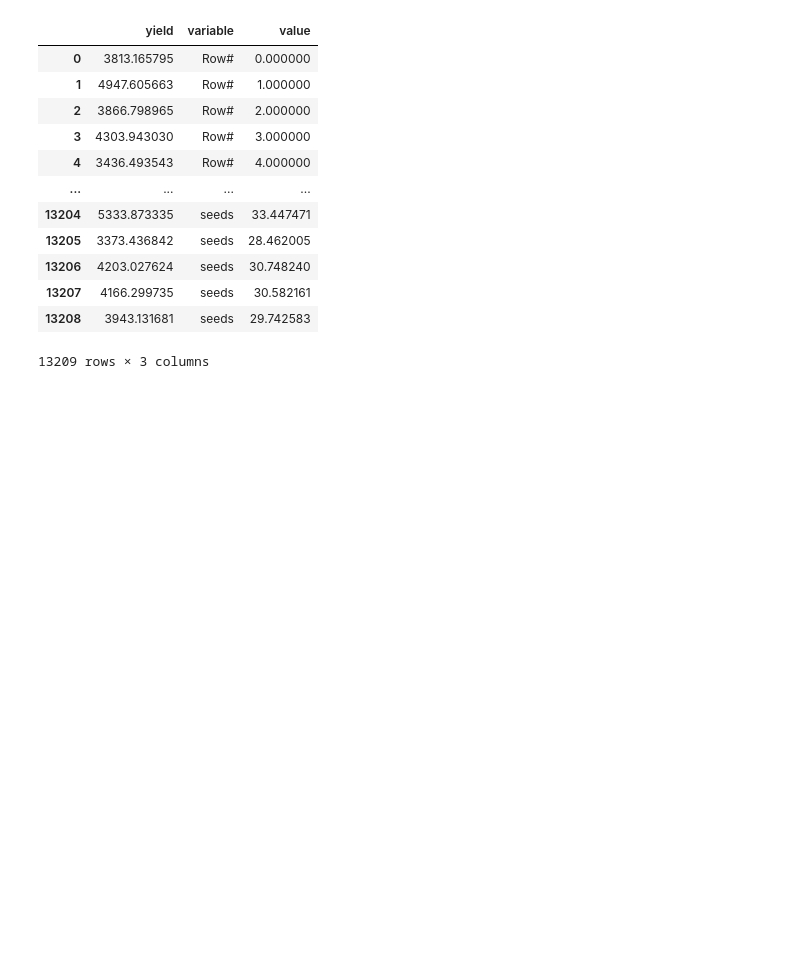
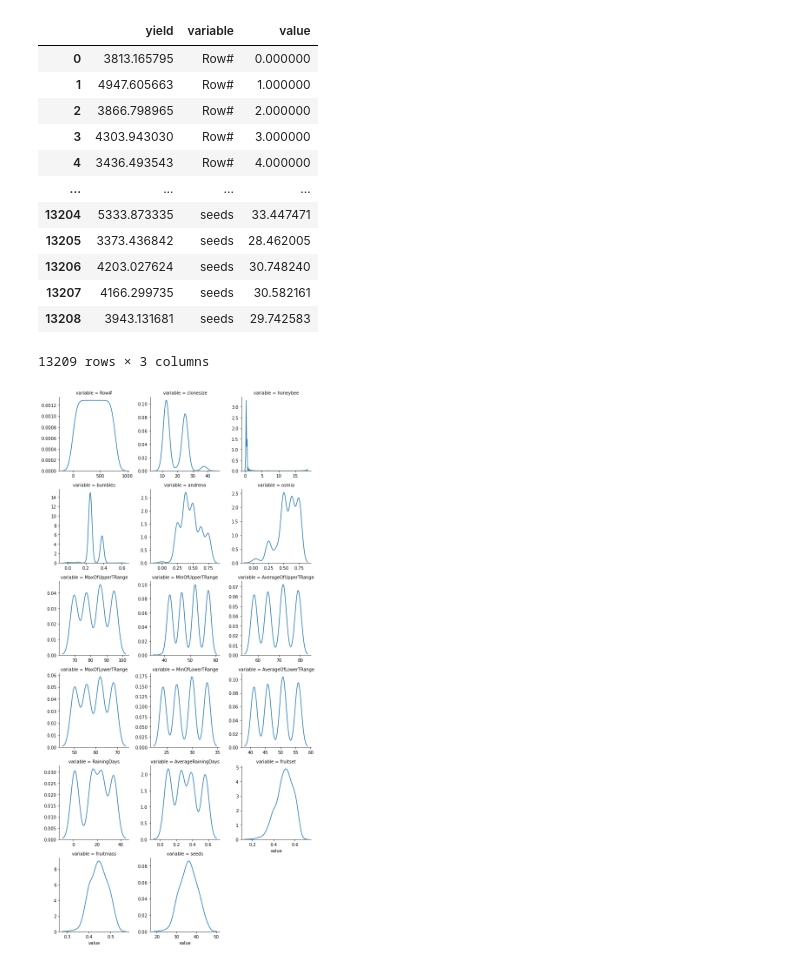
Before and after one commit to vedanthv/wild-blueberry-pollination-simulation-prediction, a Jupyter notebook: WildBlueBerryYieldPred.ipynb, the cells around one changed output. Saved outputs shown, nothing was run; the diff lists cells and outputs as text; code cells hidden in the pictures; blank space fills up the shorter version.

Commit message:
chore : kdeplot for yield v/s othr features

```diff
--- a/WildBlueBerryYieldPred.ipynb
+++ b/WildBlueBerryYieldPred.ipynb
@@ -241,3 +241,11 @@ unpivot
 | 13207 | 4166.299735 | seeds | 30.582161 |
 | 13208 | 3943.131681 | seeds | 29.742583 |
 13209 rows × 3 columns
+# %%
+fig = sns.FacetGrid(unpivot,col = 'variable',col_wrap = 3,sharex = False,sharey = False)
+
+fig.map(sns.kdeplot,'value')
+
+plt.show()
+# %% [output]
+[figure, added]
```
